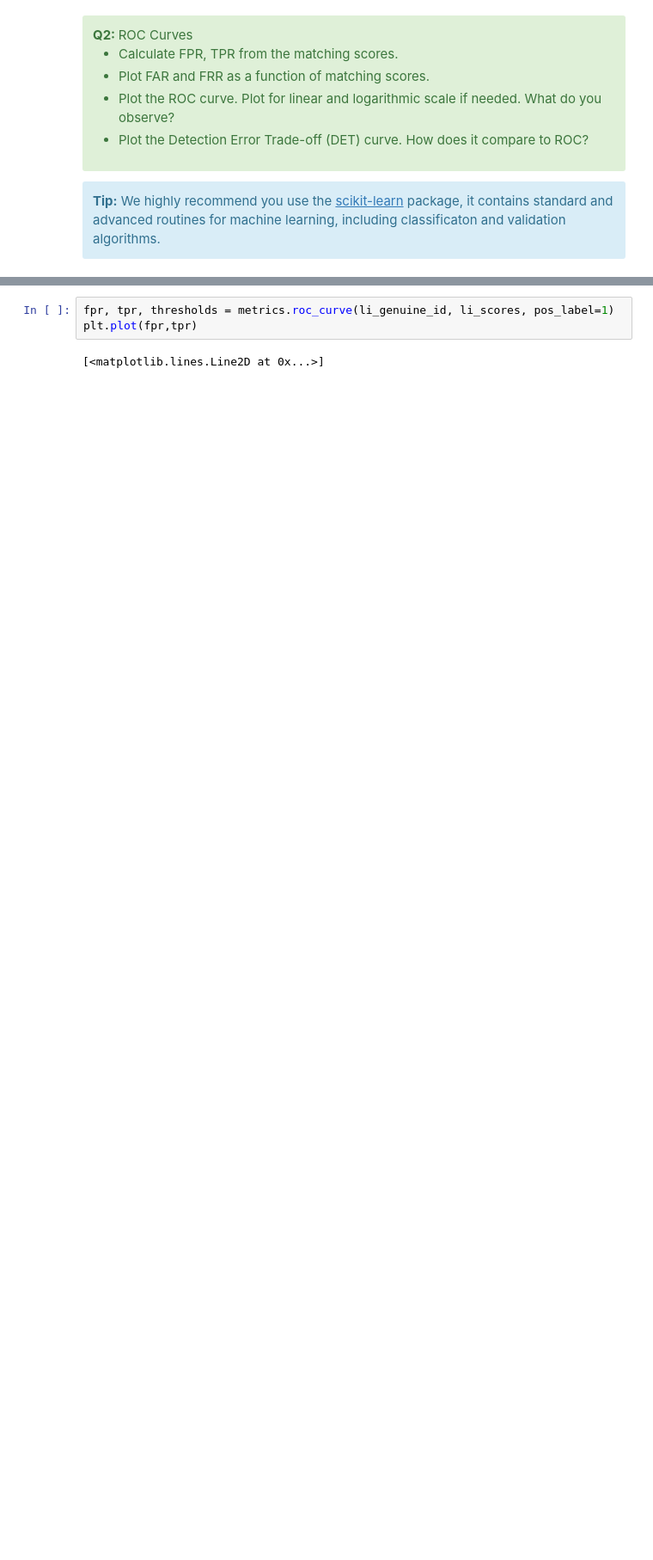
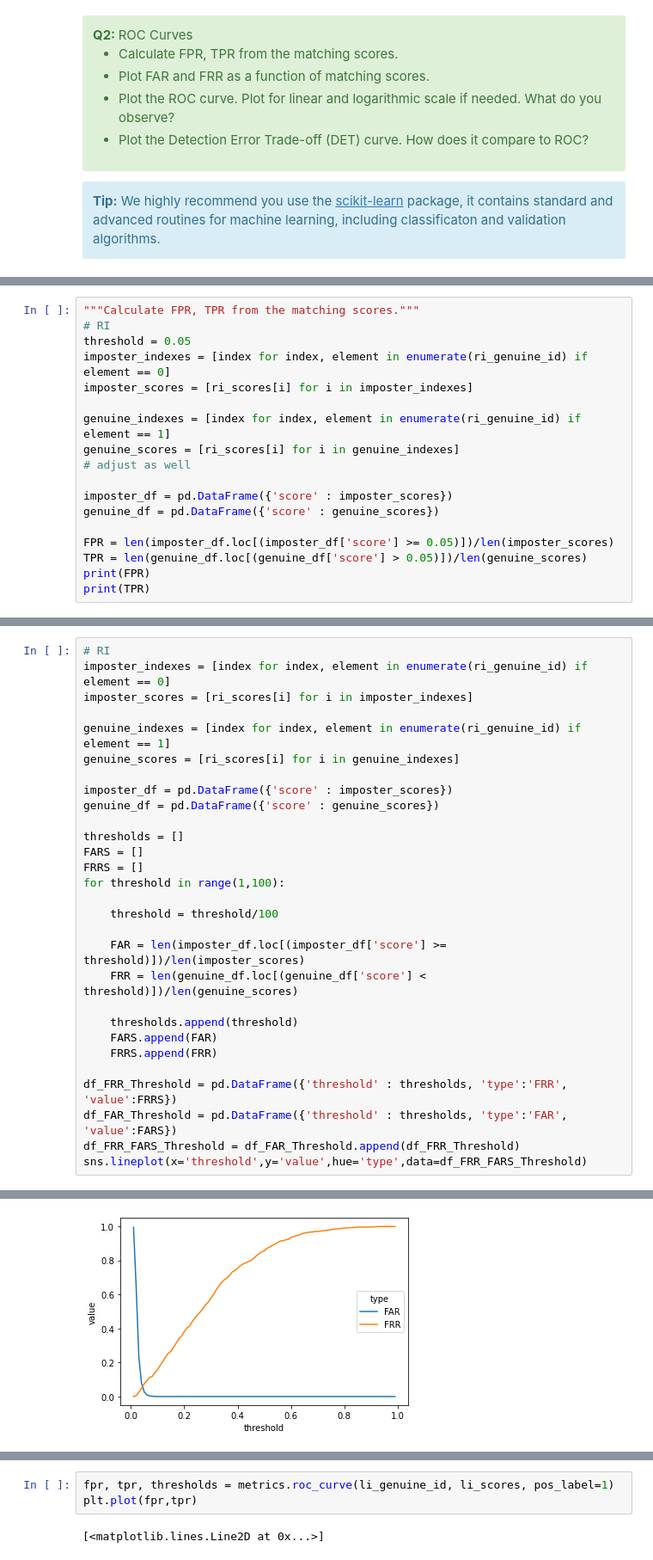
Before and after one commit to Everaert-K/Biometrics-system-concepts, a Jupyter notebook: assignment_1.ipynb, the cells around one changed output, grey strips where cells are left out. Shown at 86% size. Cells and saved outputs as stored; diff of their text form; blank space fills up the shorter version.

```diff
--- a/assignment_1.ipynb
+++ b/assignment_1.ipynb
@@ -239 +281,19 @@ print(TPR)
 0.903
+# %%
+"""Calculate FPR, TPR from the matching scores."""
+# RI
+threshold = 0.05
+imposter_indexes = [index for index, element in enumerate(ri_genuine_id) if element == 0]
+imposter_scores = [ri_scores[i] for i in imposter_indexes]
+
+genuine_indexes = [index for index, element in enumerate(ri_genuine_id) if element == 1]
+genuine_scores = [ri_scores[i] for i in genuine_indexes]
+# adjust as well
+
+imposter_df = pd.DataFrame({'score' : imposter_scores})
+genuine_df = pd.DataFrame({'score' : genuine_scores})
+
+FPR = len(imposter_df.loc[(imposter_df['score'] >= 0.05)])/len(imposter_scores)
+TPR = len(genuine_df.loc[(genuine_df['score'] > 0.05)])/len(genuine_scores)
+print(FPR)
+print(TPR)
@@ -272,3 +335,33 @@ sns.lineplot(x='threshold',y='value',hue='type',data=df_FRR_FARS_Threshold)
 # %% [output]
 <AxesSubplot:xlabel='threshold', ylabel='value'>
 [figure]
+# %%
+# RI
+imposter_indexes = [index for index, element in enumerate(ri_genuine_id) if element == 0]
+imposter_scores = [ri_scores[i] for i in imposter_indexes]
+
+genuine_indexes = [index for index, element in enumerate(ri_genuine_id) if element == 1]
+genuine_scores = [ri_scores[i] for i in genuine_indexes]
+
+imposter_df = pd.DataFrame({'score' : imposter_scores})
+genuine_df = pd.DataFrame({'score' : genuine_scores})
+
+thresholds = []
+FARS = []
+FRRS = []
+for threshold in range(1,100):
+
+    threshold = threshold/100
+
+    FAR = len(imposter_df.loc[(imposter_df['score'] >= threshold)])/len(imposter_scores)
+    FRR = len(genuine_df.loc[(genuine_df['score'] < threshold)])/len(genuine_scores)
+
+    thresholds.append(threshold)
+    FARS.append(FAR)
+    FRRS.append(FRR)
+
+df_FRR_Threshold = pd.DataFrame({'threshold' : thresholds, 'type':'FRR', 'value':FRRS})
+df_FAR_Threshold = pd.DataFrame({'threshold' : thresholds, 'type':'FAR', 'value':FARS})
+df_FRR_FARS_Threshold = df_FAR_Threshold.append(df_FRR_Threshold)
+sns.lineplot(x='threshold',y='value',hue='type',data=df_FRR_FARS_Threshold)
+# %% [output]
@@ -275,3 +369,4 @@ sns.lineplot(x='threshold',y='value',hue='type',data=df_FRR_FARS_Threshold)
+[figure, added]
 # %%
 """plot the ROC curve (TPR against the FPR for different threshold values)"""
 imposter_indexes = [index for index, element in enumerate(li_genuine_id) if element == 0]
```
Also changed, not shown: parts of 28 cells of this notebook.
